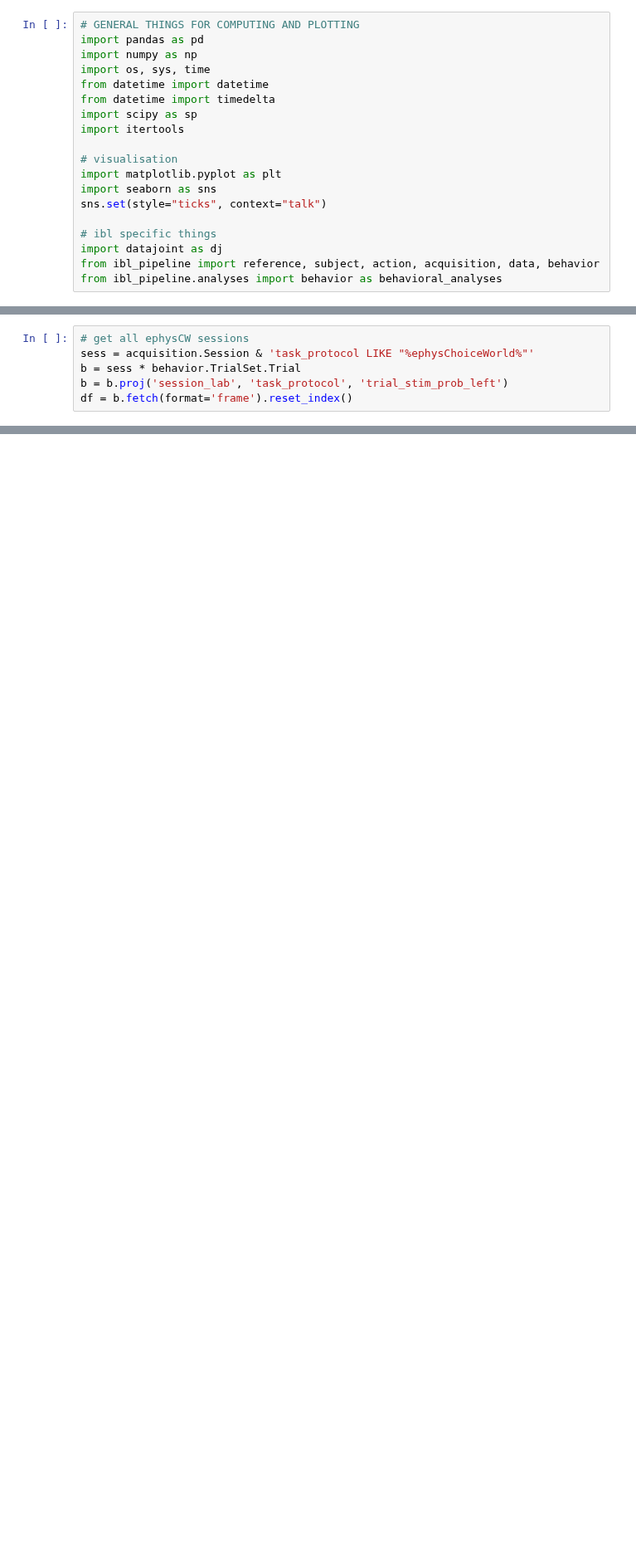
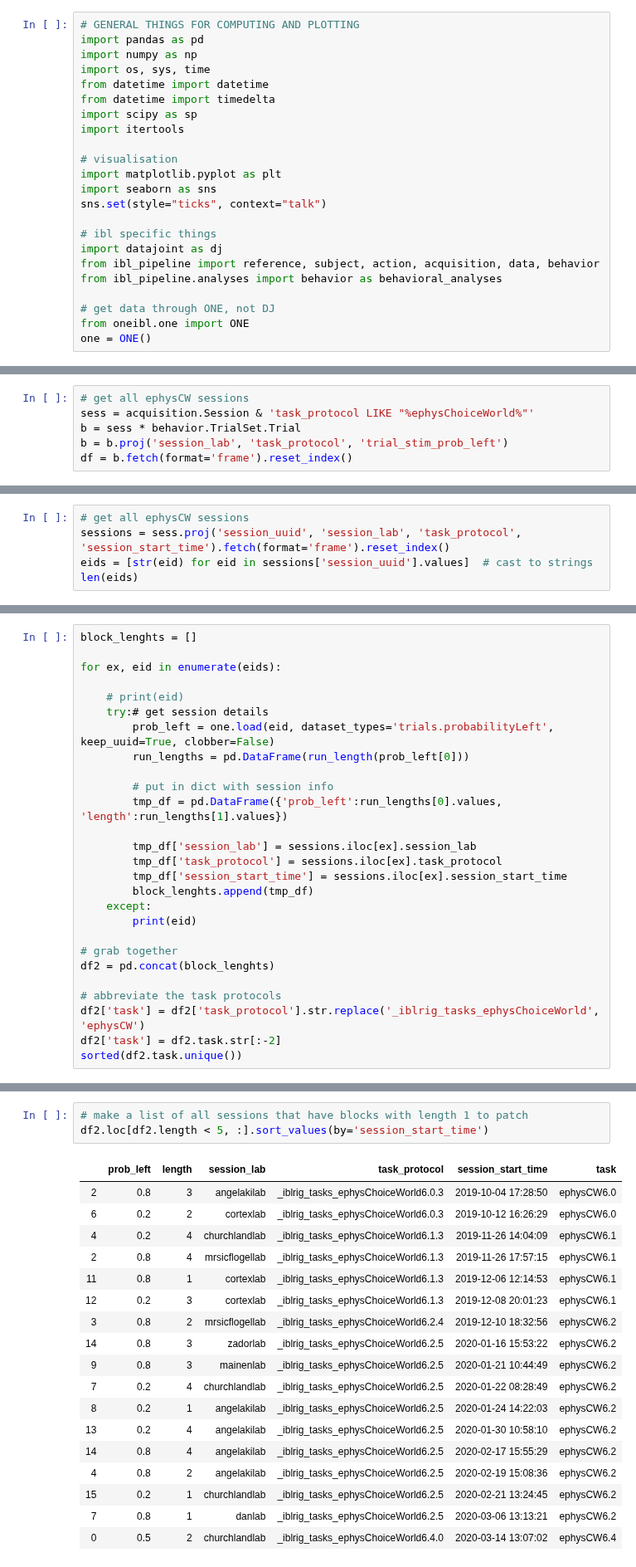
Before and after one commit to int-brain-lab/analysis, a Jupyter notebook: python/ephysCW_probLeft_check.ipynb, the cells around one changed output, grey strips where cells are left out. Shown at 83% size. Saved outputs shown, nothing was run; the diff lists cells and outputs as text; blank space fills up the shorter version.

```diff
--- a/python/ephysCW_probLeft_check.ipynb
+++ b/python/ephysCW_probLeft_check.ipynb
@@ -17,3 +17,7 @@ sns.set(style="ticks", context="talk")
 import datajoint as dj
 from ibl_pipeline import reference, subject, action, acquisition, data, behavior
 from ibl_pipeline.analyses import behavior as behavioral_analyses
+
+# get data through ONE, not DJ
+from oneibl.one import ONE
+one = ONE()
@@ -58,0 +82,5 @@ g.map(sns.distplot, "length",hist=True).set_titles("{col_name}").add_legend()
+# %%
+# get all ephysCW sessions
+sessions = sess.proj('session_uuid', 'session_lab', 'task_protocol', 'session_start_time').fetch(format='frame').reset_index()
+eids = [str(eid) for eid in sessions['session_uuid'].values]  # cast to strings
+len(eids)
@@ -58,0 +89,27 @@ g.map(sns.distplot, "length",hist=True).set_titles("{col_name}").add_legend()
+# %%
+block_lenghts = []
+
+for ex, eid in enumerate(eids):
+
+    # print(eid)
+    try:# get session details
+        prob_left = one.load(eid, dataset_types='trials.probabilityLeft', keep_uuid=True, clobber=False)
+        run_lengths = pd.DataFrame(run_length(prob_left[0]))
+
+        # put in dict with session info
+        tmp_df = pd.DataFrame({'prob_left':run_lengths[0].values, 'length':run_lengths[1].values})
+
+        tmp_df['session_lab'] = sessions.iloc[ex].session_lab
+        tmp_df['task_protocol'] = sessions.iloc[ex].task_protocol
+        tmp_df['session_start_time'] = sessions.iloc[ex].session_start_time
+        block_lenghts.append(tmp_df)
+    except:
+        print(eid)
+
+# grab together
+df2 = pd.concat(block_lenghts)
+
+# abbreviate the task protocols
+df2['task'] = df2['task_protocol'].str.replace('_iblrig_tasks_ephysChoiceWorld', 'ephysCW')
+df2['task'] = df2.task.str[:-2]
+sorted(df2.task.unique())
@@ -58,0 +145,22 @@ g.map(sns.distplot, "length",hist=True).set_titles("{col_name}").add_legend()
+# %%
+# make a list of all sessions that have blocks with length 1 to patch
+df2.loc[df2.length < 5, :].sort_values(by='session_start_time')
+# %% [output]
+|  | prob_left | length | session_lab | task_protocol | session_start_time | task |
+| 2 | 0.8 | 3 | angelakilab | _iblrig_tasks_ephysChoiceWorld6.0.3 | 2019-10-04 17:28:50 | ephysCW6.0 |
+| 6 | 0.2 | 2 | cortexlab | _iblrig_tasks_ephysChoiceWorld6.0.3 | 2019-10-12 16:26:29 | ephysCW6.0 |
+| 4 | 0.2 | 4 | churchlandlab | _iblrig_tasks_ephysChoiceWorld6.1.3 | 2019-11-26 14:04:09 | ephysCW6.1 |
+| 2 | 0.8 | 4 | mrsicflogellab | _iblrig_tasks_ephysChoiceWorld6.1.3 | 2019-11-26 17:57:15 | ephysCW6.1 |
+| 11 | 0.8 | 1 | cortexlab | _iblrig_tasks_ephysChoiceWorld6.1.3 | 2019-12-06 12:14:53 | ephysCW6.1 |
+| 12 | 0.2 | 3 | cortexlab | _iblrig_tasks_ephysChoiceWorld6.1.3 | 2019-12-08 20:01:23 | ephysCW6.1 |
+| 3 | 0.8 | 2 | mrsicflogellab | _iblrig_tasks_ephysChoiceWorld6.2.4 | 2019-12-10 18:32:56 | ephysCW6.2 |
+| 14 | 0.8 | 3 | zadorlab | _iblrig_tasks_ephysChoiceWorld6.2.5 | 2020-01-16 15:53:22 | ephysCW6.2 |
+| 9 | 0.8 | 3 | mainenlab | _iblrig_tasks_ephysChoiceWorld6.2.5 | 2020-01-21 10:44:49 | ephysCW6.2 |
+| 7 | 0.2 | 4 | churchlandlab | _iblrig_tasks_ephysChoiceWorld6.2.5 | 2020-01-22 08:28:49 | ephysCW6.2 |
+| 8 | 0.2 | 1 | angelakilab | _iblrig_tasks_ephysChoiceWorld6.2.5 | 2020-01-24 14:22:03 | ephysCW6.2 |
+| 13 | 0.2 | 4 | angelakilab | _iblrig_tasks_ephysChoiceWorld6.2.5 | 2020-01-30 10:58:10 | ephysCW6.2 |
+| 14 | 0.8 | 4 | angelakilab | _iblrig_tasks_ephysChoiceWorld6.2.5 | 2020-02-17 15:55:29 | ephysCW6.2 |
+| 4 | 0.8 | 2 | angelakilab | _iblrig_tasks_ephysChoiceWorld6.2.5 | 2020-02-19 15:08:36 | ephysCW6.2 |
+| 15 | 0.2 | 1 | churchlandlab | _iblrig_tasks_ephysChoiceWorld6.2.5 | 2020-02-21 13:24:45 | ephysCW6.2 |
+| 7 | 0.8 | 1 | danlab | _iblrig_tasks_ephysChoiceWorld6.2.5 | 2020-03-06 13:13:21 | ephysCW6.2 |
+| 0 | 0.5 | 2 | churchlandlab | _iblrig_tasks_ephysChoiceWorld6.4.0 | 2020-03-14 13:07:02 | ephysCW6.4 |
```
Also changed, not shown: parts of 11 cells of this notebook, 1 other file.
